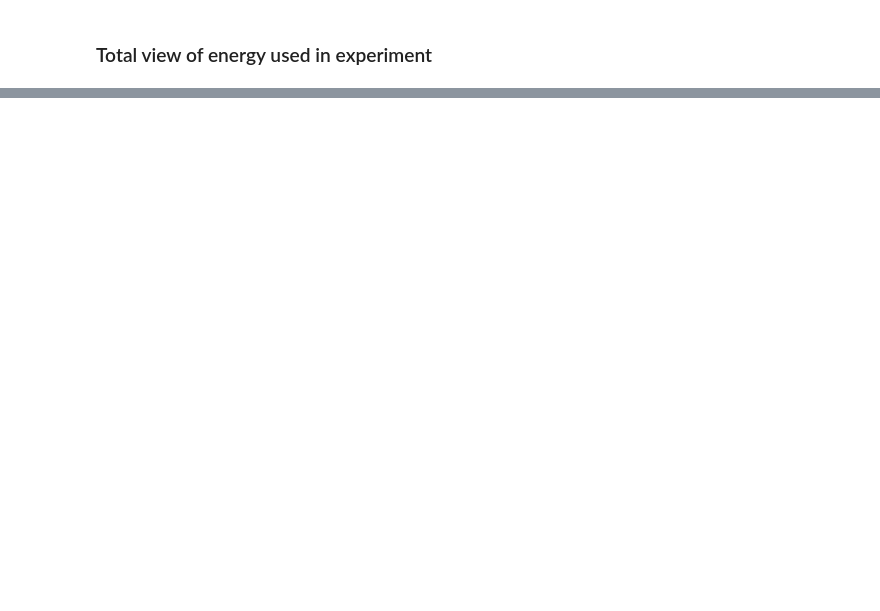
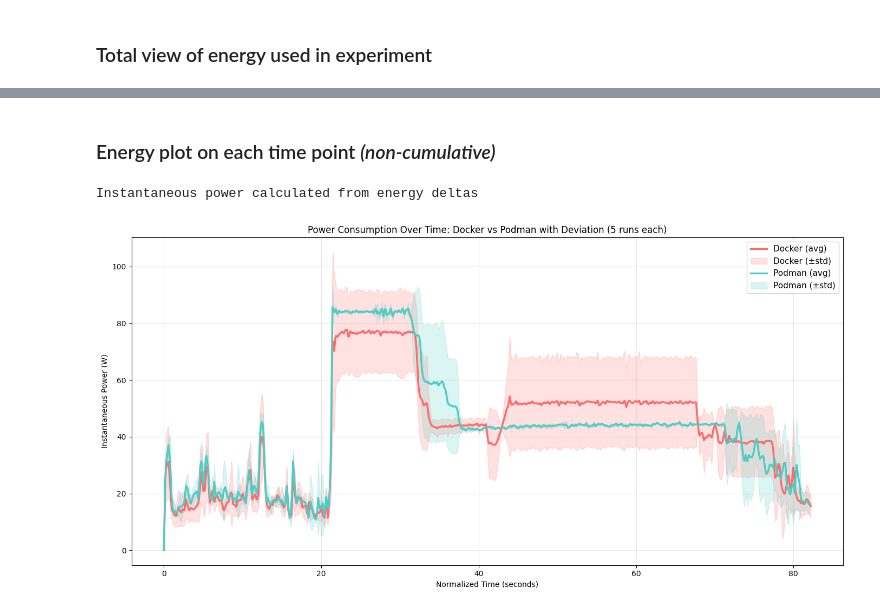
Before and after one commit to KaspervanM/course_sustainableSE-group-10-measurement, a Jupyter notebook: analysis.ipynb, the cells around one changed output, grey strips where cells are left out. Cells and saved outputs as stored; diff of their text form; code cells hidden in the pictures; blank space fills up the shorter version.

```diff
--- a/analysis.ipynb
+++ b/analysis.ipynb
@@ -396 +373,74 @@ Podman:
   Normal Distribution: Yes (p > 0.05)
+# %% [markdown]
+### Energy plot on each time point *(non-cumulative)*
+# %%
+# Calculate instantaneous power from energy deltas
+def average_power_over_time(runs):
+    """Calculate instantaneous power from energy column deltas"""
+    energy_columns = ['PP0_ENERGY (J)', 'PP1_ENERGY (J)', 'DRAM_ENERGY (J)', 'PACKAGE_ENERGY (J)']
+
+    # Create common time axis
+    max_time = max(df['time'].max() for df in runs)
+    time_axis = np.linspace(0, max_time, 1000)
+
+    all_power_data = []
+
+    for df in runs:
+        # Get available energy columns
+        available_cols = [col for col in energy_columns if col in df.columns]
+
+        # Sum energy from all columns
+        total_energy = df[available_cols].sum(axis=1)
+
+        # Calculate energy delta (energy used in each time span)
+        energy_delta = np.diff(total_energy, prepend=total_energy.iloc[0])
+
+        # Calculate time delta
+        time_delta = np.diff(df['time'], prepend=0)
+
+        # Calculate instantaneous power (energy / time)
+        instantaneous_power = np.where(time_delta > 0.001, energy_delta / time_delta, 0)
+
+        # Interpolate to common time axis
+        power_interp = np.interp(time_axis, df['time'], instantaneous_power)
+        all_power_data.append(power_interp)
+
+    all_power_data = np.array(all_power_data)
+    mean = all_power_data.mean(axis=0)
+    std = all_power_data.std(axis=0)
+
+    return time_axis, mean, std
+
+docker_power_time, docker_power_mean, docker_power_std = average_power_over_time(docker_energy_runs)
+podman_power_time, podman_power_mean, podman_power_std = average_power_over_time(podman_energy_runs)
+
+print('Instantaneous power calculated from energy deltas')
+# %% [output]
+Instantaneous power calculated from energy deltas
+# %%
+# Plot instantaneous power over normalized time
+plt.figure(figsize=(14, 7))
+
+# Docker
+plt.plot(docker_power_time, docker_power_mean, label='Docker (avg)', linewidth=2.5, color='#FF6B6B')
+plt.fill_between(docker_power_time,
+                  docker_power_mean - docker_power_std,
+                  docker_power_mean + docker_power_std,
+                  alpha=0.2, color='#FF6B6B', label='Docker (±std)')
+
+# Podman
+plt.plot(podman_power_time, podman_power_mean, label='Podman (avg)', linewidth=2.5, color='#4ECDC4')
+plt.fill_between(podman_power_time,
+                  podman_power_mean - podman_power_std,
+                  podman_power_mean + podman_power_std,
+                  alpha=0.2, color='#4ECDC4', label='Podman (±std)')
+
+plt.xlabel('Normalized Time (seconds)')
+plt.ylabel('Instantaneous Power (W)')
+plt.title('Power Consumption Over Time: Docker vs Podman with Deviation (5 runs each)')
+plt.legend(loc='best', fontsize=11)
+plt.grid(True, alpha=0.3)
+plt.tight_layout()
+plt.show()
+# %% [output]
+[figure, added]
```
Also changed, not shown: parts of 8 cells of this notebook.
